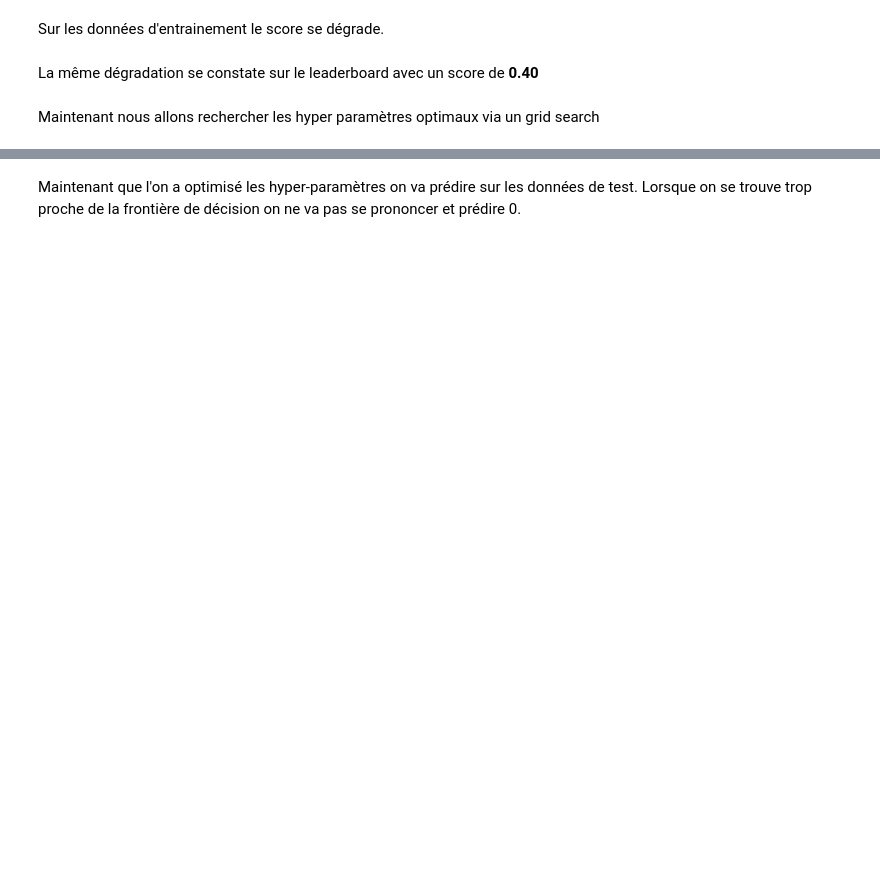
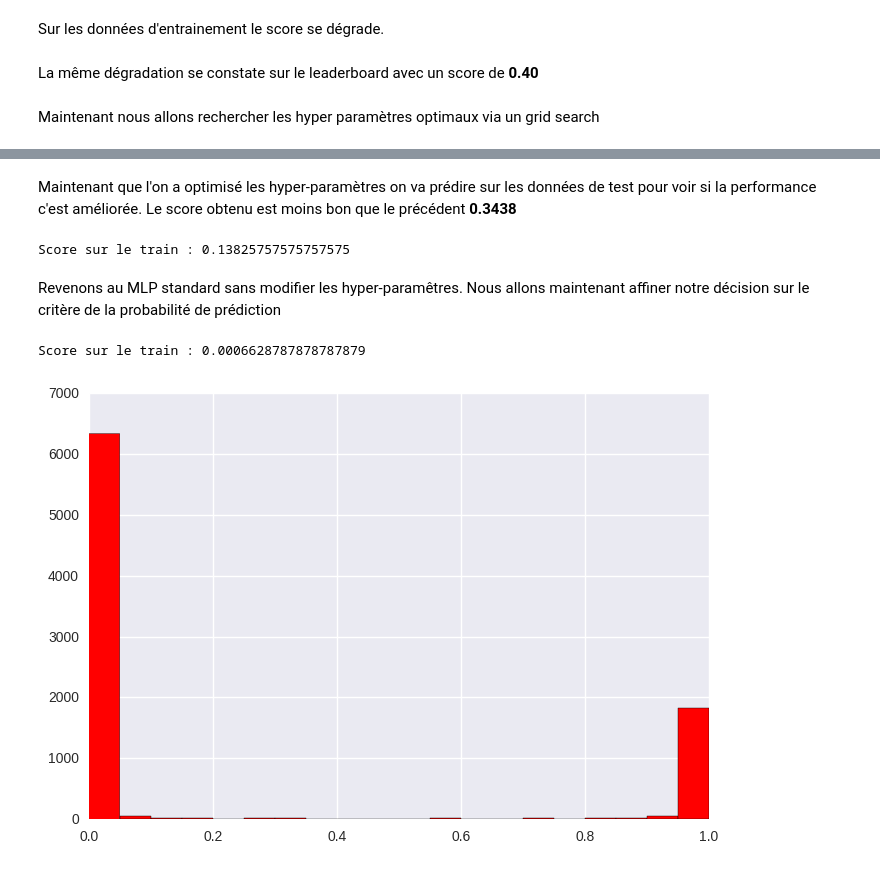
Before and after one commit to rvi008/Challenge-1, a Jupyter notebook: challenge/Challenge.ipynb, the cells around one changed output, grey strips where cells are left out. Saved outputs shown, nothing was run; the diff lists cells and outputs as text; code cells hidden in the pictures; blank space fills up the shorter version.

```diff
--- a/challenge/Challenge.ipynb
+++ b/challenge/Challenge.ipynb
@@ -174,7 +176,6 @@ X_train.drop([  0,  10,  17,  18,  28,  72,  80, 104, 117],axis=1, inplace= True
 # %%
-clf2 = MLPClassifier(max_iter=50, solver='adam')
-param_grid = { 'activation' : ['identity', 'logistic', 'tanh', 'relu'],
-              'alpha': np.arange(0.0001,0.001, 0.0001), 'hidden_layer_sizes':range(1,5)}
+clf2 = MLPClassifier(max_iter=100, solver='adam', hidden_layer_sizes=14, activation='tanh', alpha = 0.0002, max_iter=300)
+param_grid = { 'max_iter' : [100, 300, 500, 1000]}
 grid_search = GridSearchCV(clf2, param_grid=param_grid)
 start = time()
 grid_search.fit(X_train, y_train)
@@ -197,3 +211,33 @@ report(grid_search.cv_results_)
 # %% [markdown]
-Maintenant que l'on a optimisé les hyper-paramètres on va prédire sur les données de test.
-Lorsque on se trouve trop proche de la frontière de décision on ne va pas se prononcer et prédire 0.
+Maintenant que l'on a optimisé les hyper-paramètres on va prédire sur les données de test pour voir si la performance c'est améliorée.
+Le score obtenu est moins bon que le précédent **0.3438**
+# %%
+clf2 = MLPClassifier(solver='adam', hidden_layer_sizes=14, activation='tanh', alpha = 0.0002, max_iter=300)
+# Prediction
+clf2.fit(X_train, y_train)
+y_pred_train =  clf2.predict(X_train)
+# Compute the score
+score = compute_pred_score(y_train, y_pred_train)
+print('Score sur le train : %s' % score)
+y_pred = clf2.predict(X_test)
+np.savetxt('y_pred.txt', y_pred, fmt='%d')
+# %% [output]
+Score sur le train : 0.13825757575757575
+# %% [markdown]
+Revenons au MLP standard sans modifier les hyper-paramêtres.
+Nous allons maintenant affiner notre décision sur le critère de la probabilité de prédiction
+# %%
+clf3 = MLPClassifier()
+clf3.fit(X_train, y_train)
+# Compute the score
+y_pred_train =  clf3.predict(X_train)
+score = compute_pred_score(y_train, y_pred_train)
+print('Score sur le train : %s' % score)
+y_pred = clf3.predict(X_test)
+# %% [output]
+Score sur le train : 0.0006628787878787879
+# %%
+proba_class_neg = np.transpose(clf3.predict_proba(X_test))[0]
+n, bins, patches = plt.hist(proba_class_neg, 20, facecolor = 'red', y = np.arange(0.95,1.0))
+# %% [output]
+[figure, added]
```
Also changed, not shown: parts of 8 cells of this notebook, 1 other file.
